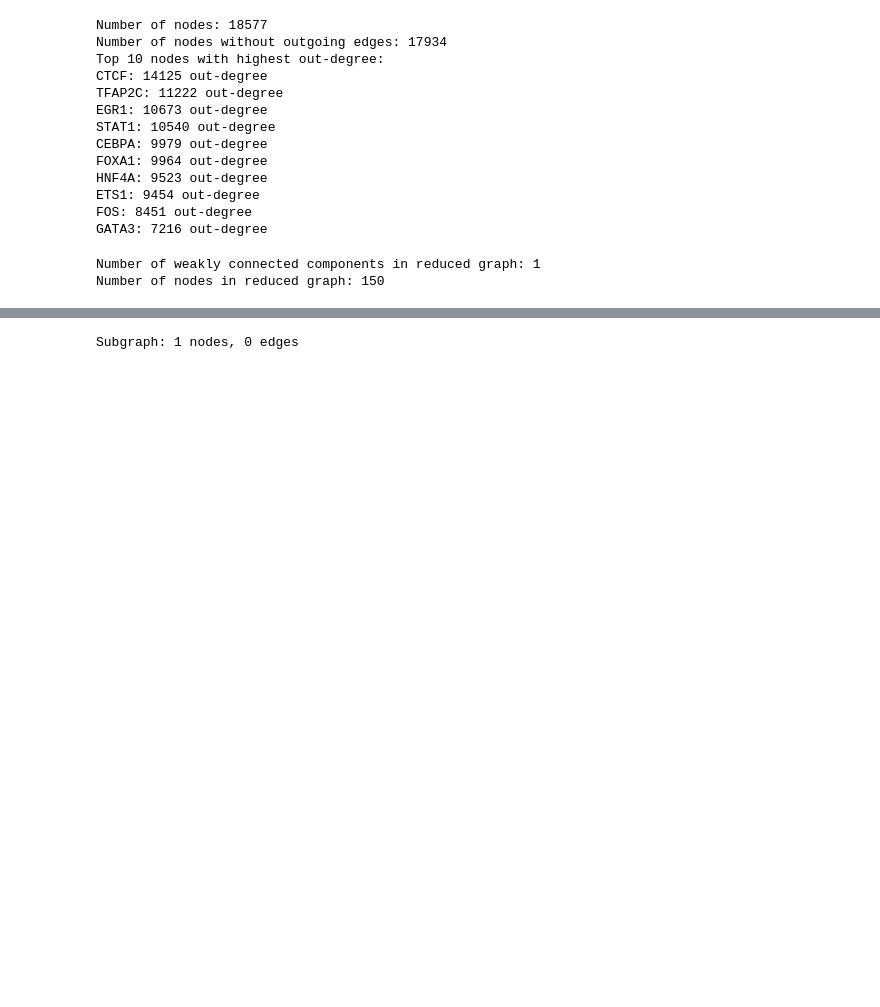
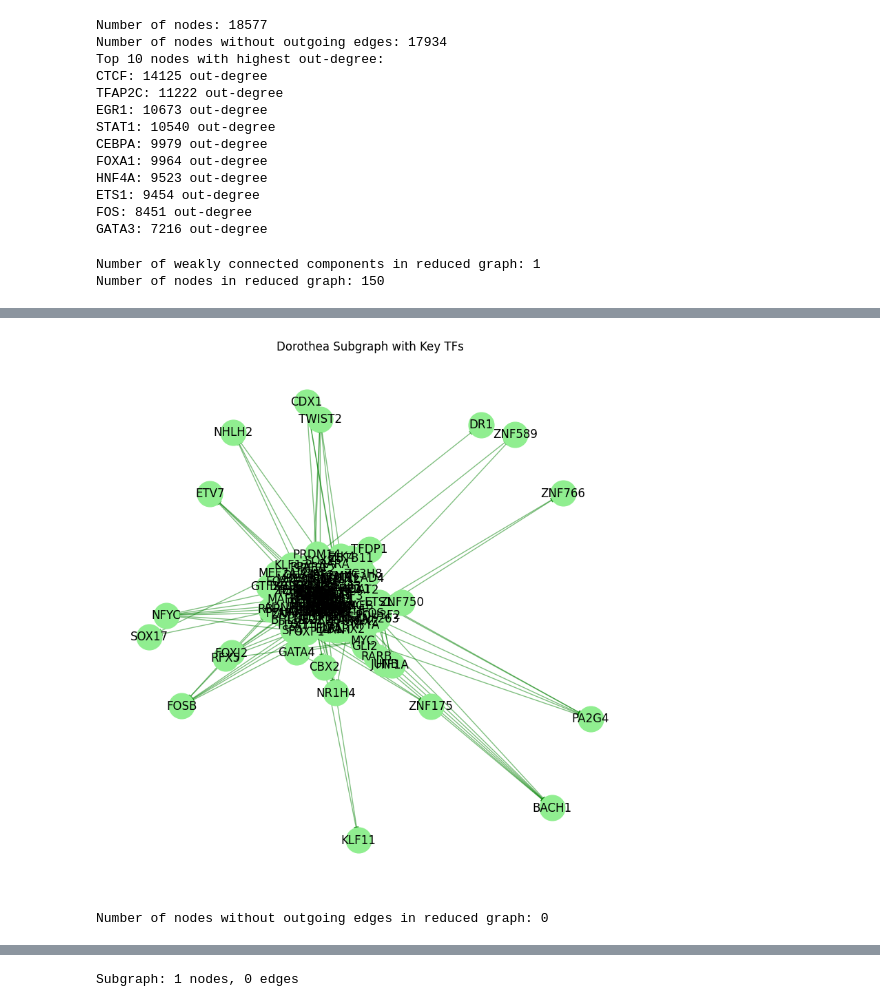
Before and after one commit to joh-dah/source_detection_in_grns, a Jupyter notebook: data_exploration/dorothea.ipynb, the cells around one changed output, grey strips where cells are left out. Drawn from its saved outputs; the diff is of its cells as text; code cells hidden in the pictures; blank space fills up the shorter version.

```diff
--- a/data_exploration/dorothea.ipynb
+++ b/data_exploration/dorothea.ipynb
@@ -336,2 +424,13 @@ plt.show()
+# %%
+# plot the modified graph
+plot_dorothea_graph(G_reduced_copy_2)
+# %% [output]
+[figure, added]
+# %%
+# print amount of nodes without outgoing edges in the reduced graph
+num_nodes_without_outgoing_edges = sum(1 for n in G_reduced.nodes() if G_reduced.out_degree(n) == 0)
+print(f"Number of nodes without outgoing edges in reduced graph: {num_nodes_without_outgoing_edges}")
+# %% [output]
+Number of nodes without outgoing edges in reduced graph: 0
 # %%
 # store the reduced graph as a topo file
```
Also changed, not shown: parts of 8 cells of this notebook.
